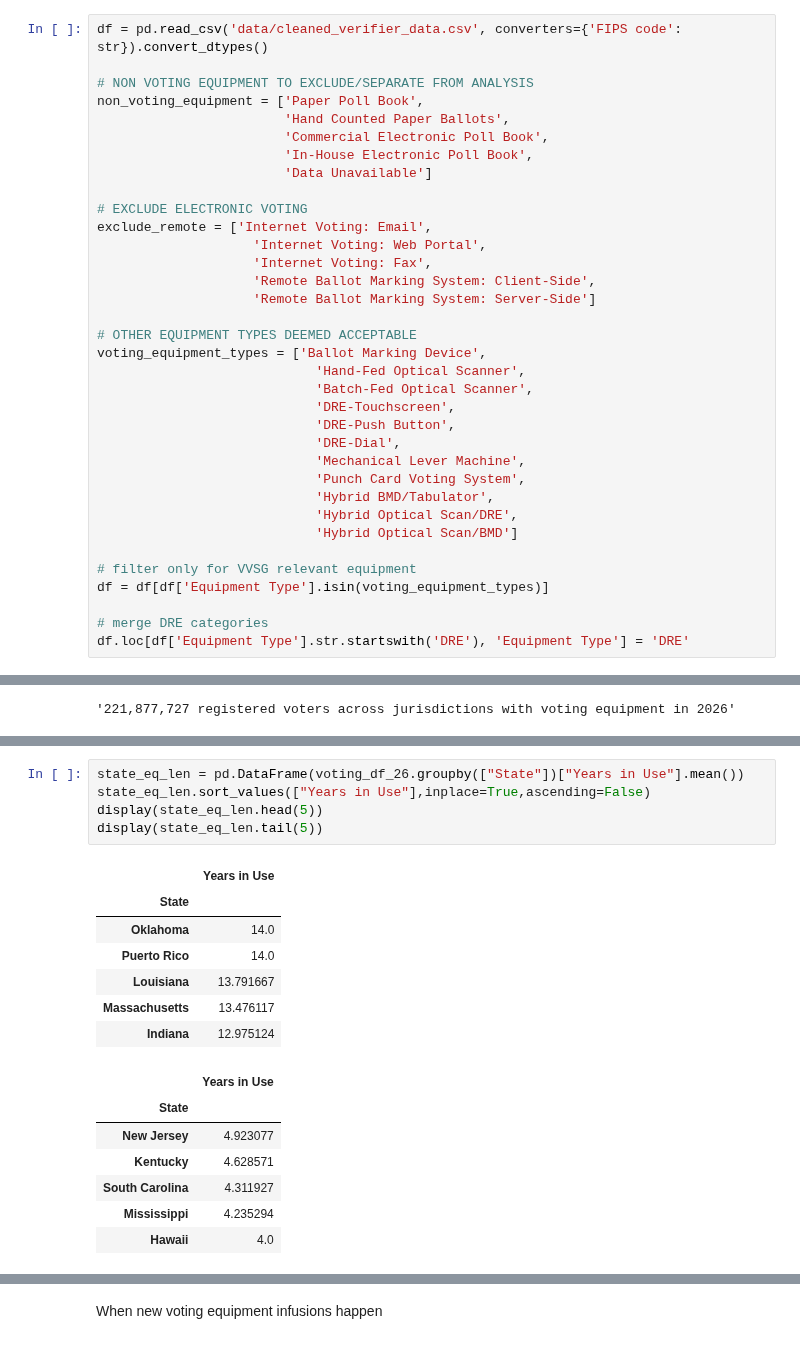
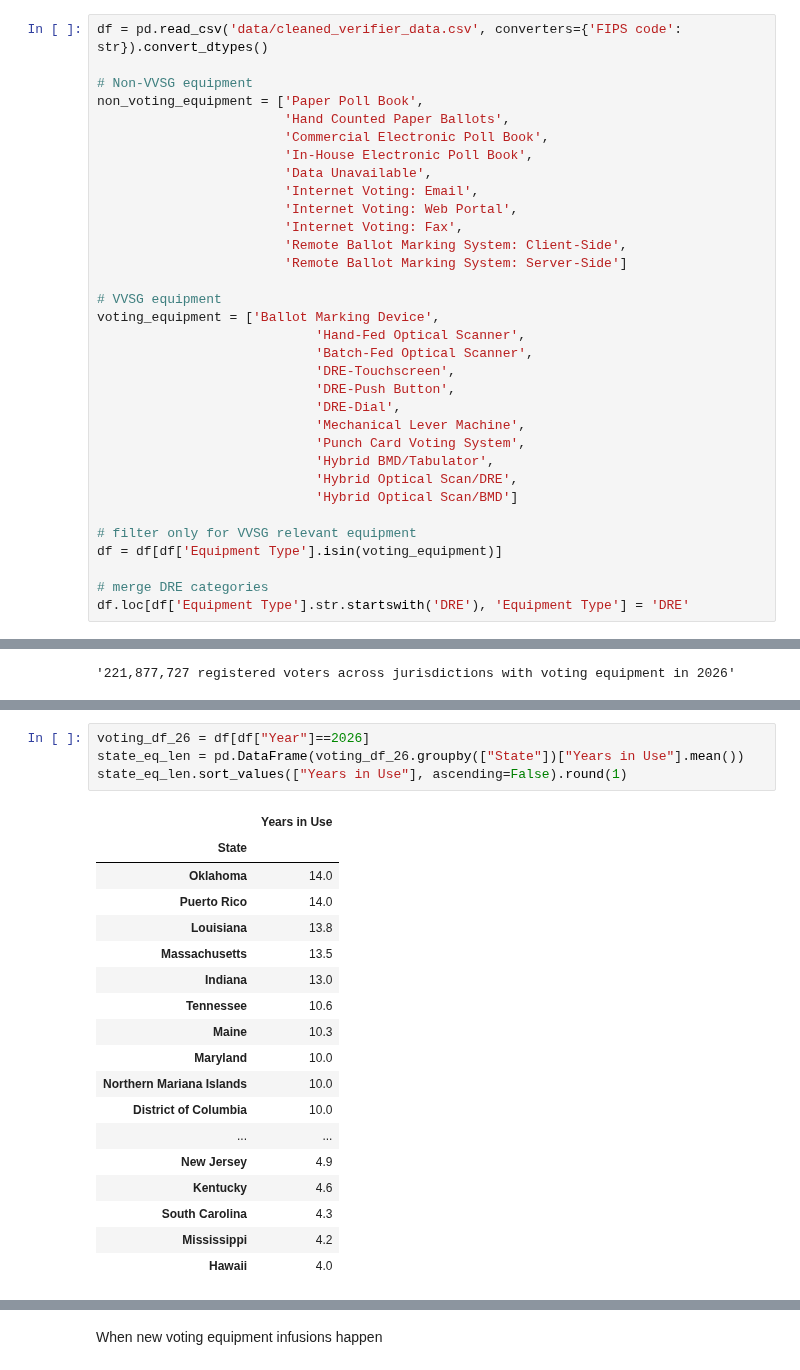
Before and after one commit to Bipartisan-Policy-Center/voting-equipment, a Jupyter notebook: analysis.ipynb, the cells around one changed output, grey strips where cells are left out. Drawn from its saved outputs; the diff is of its cells as text.

```diff
--- a/analysis.ipynb
+++ b/analysis.ipynb
@@ -9,22 +7,20 @@ from matplotlib.ticker import FuncFormatter
 # %%
 df = pd.read_csv('data/cleaned_verifier_data.csv', converters={'FIPS code': str}).convert_dtypes()
 
-# NON VOTING EQUIPMENT TO EXCLUDE/SEPARATE FROM ANALYSIS
+# Non-VVSG equipment
 non_voting_equipment = ['Paper Poll Book',
                         'Hand Counted Paper Ballots',
                         'Commercial Electronic Poll Book',
                         'In-House Electronic Poll Book',
-                        'Data Unavailable']
+                        'Data Unavailable',
+                        'Internet Voting: Email',
+                        'Internet Voting: Web Portal',
+                        'Internet Voting: Fax',
+                        'Remote Ballot Marking System: Client-Side',
+                        'Remote Ballot Marking System: Server-Side']
 
-# EXCLUDE ELECTRONIC VOTING
-exclude_remote = ['Internet Voting: Email',
-                    'Internet Voting: Web Portal',
-                    'Internet Voting: Fax',
-                    'Remote Ballot Marking System: Client-Side',
-                    'Remote Ballot Marking System: Server-Side']
-
-# OTHER EQUIPMENT TYPES DEEMED ACCEPTABLE
-voting_equipment_types = ['Ballot Marking Device',
+# VVSG equipment
+voting_equipment = ['Ballot Marking Device',
                             'Hand-Fed Optical Scanner',
                             'Batch-Fed Optical Scanner',
                             'DRE-Touchscreen',
@@ -37,7 +33,7 @@ voting_equipment_types = ['Ballot Marking Device',
                             'Hybrid Optical Scan/BMD']
 
 # filter only for VVSG relevant equipment
-df = df[df['Equipment Type'].isin(voting_equipment_types)]
+df = df[df['Equipment Type'].isin(voting_equipment)]
 
 # merge DRE categories
 df.loc[df['Equipment Type'].str.startswith('DRE'), 'Equipment Type'] = 'DRE'
@@ -336,20 +236,23 @@ voting_df_26 = voting_df[voting_df["Year"]==2026]
 # %%
+voting_df_26 = df[df["Year"]==2026]
 state_eq_len = pd.DataFrame(voting_df_26.groupby(["State"])["Years in Use"].mean())
-state_eq_len.sort_values(["Years in Use"],inplace=True,ascending=False)
-display(state_eq_len.head(5))
-display(state_eq_len.tail(5))
+state_eq_len.sort_values(["Years in Use"], ascending=False).round(1)
 # %% [output]
 |  | Years in Use |
 | State |  |
 | Oklahoma | 14.0 |
 | Puerto Rico | 14.0 |
-| Louisiana | 13.791667 |
-| Massachusetts | 13.476117 |
-| Indiana | 12.975124 |
+| Louisiana | 13.8 |
+| Massachusetts | 13.5 |
+| Indiana | 13.0 |
+| Tennessee | 10.6 |
+| Maine | 10.3 |
+| Maryland | 10.0 |
+| Northern Mariana Islands | 10.0 |
+| District of Columbia | 10.0 |
+| ... | ... |
+| New Jersey | 4.9 |
+| Kentucky | 4.6 |
+| South Carolina | 4.3 |
+| Mississippi | 4.2 |
+| Hawaii | 4.0 |
-|  | Years in Use |
-| State |  |
-| New Jersey | 4.923077 |
-| Kentucky | 4.628571 |
-| South Carolina | 4.311927 |
-| Mississippi | 4.235294 |
-| Hawaii | 4.0 |
```
Also changed, not shown: parts of 20 cells of this notebook, 15 other files.
